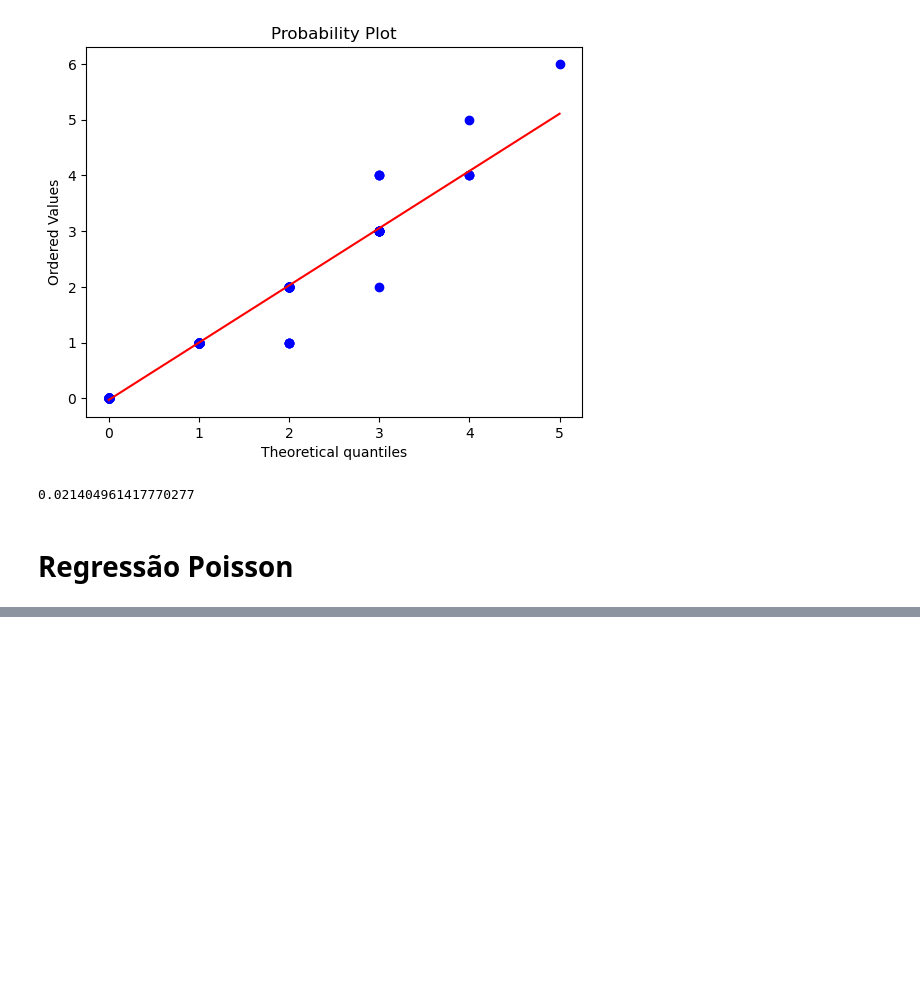
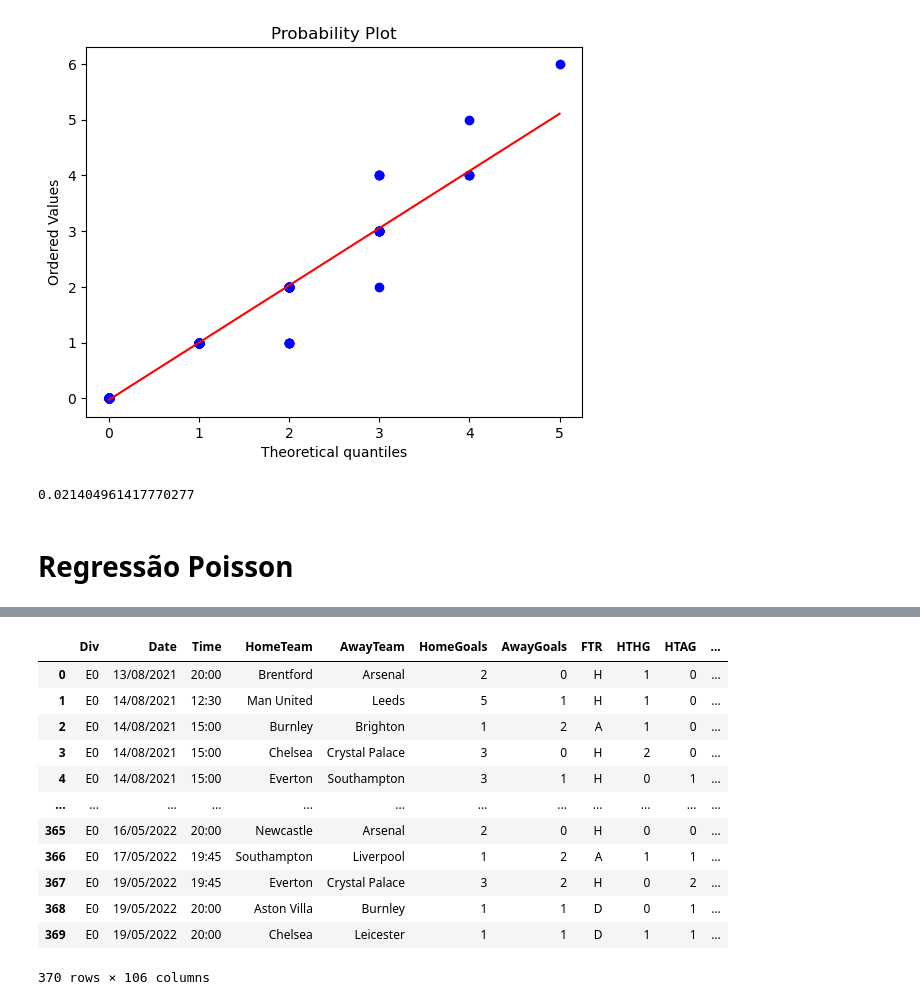
Before and after one commit to salvnetto/GOALS, a Jupyter notebook: regressao_poisson.ipynb, the cells around one changed output, grey strips where cells are left out. Saved outputs shown, nothing was run; the diff lists cells and outputs as text; code cells hidden in the pictures; blank space fills up the shorter version.

```diff
--- a/regressao_poisson.ipynb
+++ b/regressao_poisson.ipynb
@@ -120,3 +120,11 @@ df['Casa'].corr(df['Fora'])
 0.021404961417770277
 # %% [markdown]
 # Regressão Poisson
+# %%
+epl = pd.read_csv("https://www.football-data.co.uk/mmz4281/2122/E0.csv")
+ep = epl[['HomeTeam','AwayTeam','FTHG','FTAG']]
+epl = epl.rename(columns={'FTHG': 'HomeGoals', 'FTAG': 'AwayGoals'})
+epl.head()
+
+epl = epl[:-10]
+epl.mean()
@@ -122,0 +144,16 @@ df['Casa'].corr(df['Fora'])
+# %%
+epl
+# %% [output]
+|  | Div | Date | Time | HomeTeam | AwayTeam | HomeGoals | AwayGoals | FTR | HTHG | HTAG | ... |
+| 0 | E0 | 13/08/2021 | 20:00 | Brentford | Arsenal | 2 | 0 | H | 1 | 0 | ... |
+| 1 | E0 | 14/08/2021 | 12:30 | Man United | Leeds | 5 | 1 | H | 1 | 0 | ... |
+| 2 | E0 | 14/08/2021 | 15:00 | Burnley | Brighton | 1 | 2 | A | 1 | 0 | ... |
+| 3 | E0 | 14/08/2021 | 15:00 | Chelsea | Crystal Palace | 3 | 0 | H | 2 | 0 | ... |
+| 4 | E0 | 14/08/2021 | 15:00 | Everton | Southampton | 3 | 1 | H | 0 | 1 | ... |
+| ... | ... | ... | ... | ... | ... | ... | ... | ... | ... | ... | ... |
+| 365 | E0 | 16/05/2022 | 20:00 | Newcastle | Arsenal | 2 | 0 | H | 0 | 0 | ... |
+| 366 | E0 | 17/05/2022 | 19:45 | Southampton | Liverpool | 1 | 2 | A | 1 | 1 | ... |
+| 367 | E0 | 19/05/2022 | 19:45 | Everton | Crystal Palace | 3 | 2 | H | 0 | 2 | ... |
+| 368 | E0 | 19/05/2022 | 20:00 | Aston Villa | Burnley | 1 | 1 | D | 0 | 1 | ... |
+| 369 | E0 | 19/05/2022 | 20:00 | Chelsea | Leicester | 1 | 1 | D | 1 | 1 | ... |
+370 rows × 106 columns
```
Also changed, not shown: parts of 9 cells of this notebook, 26 other files.
